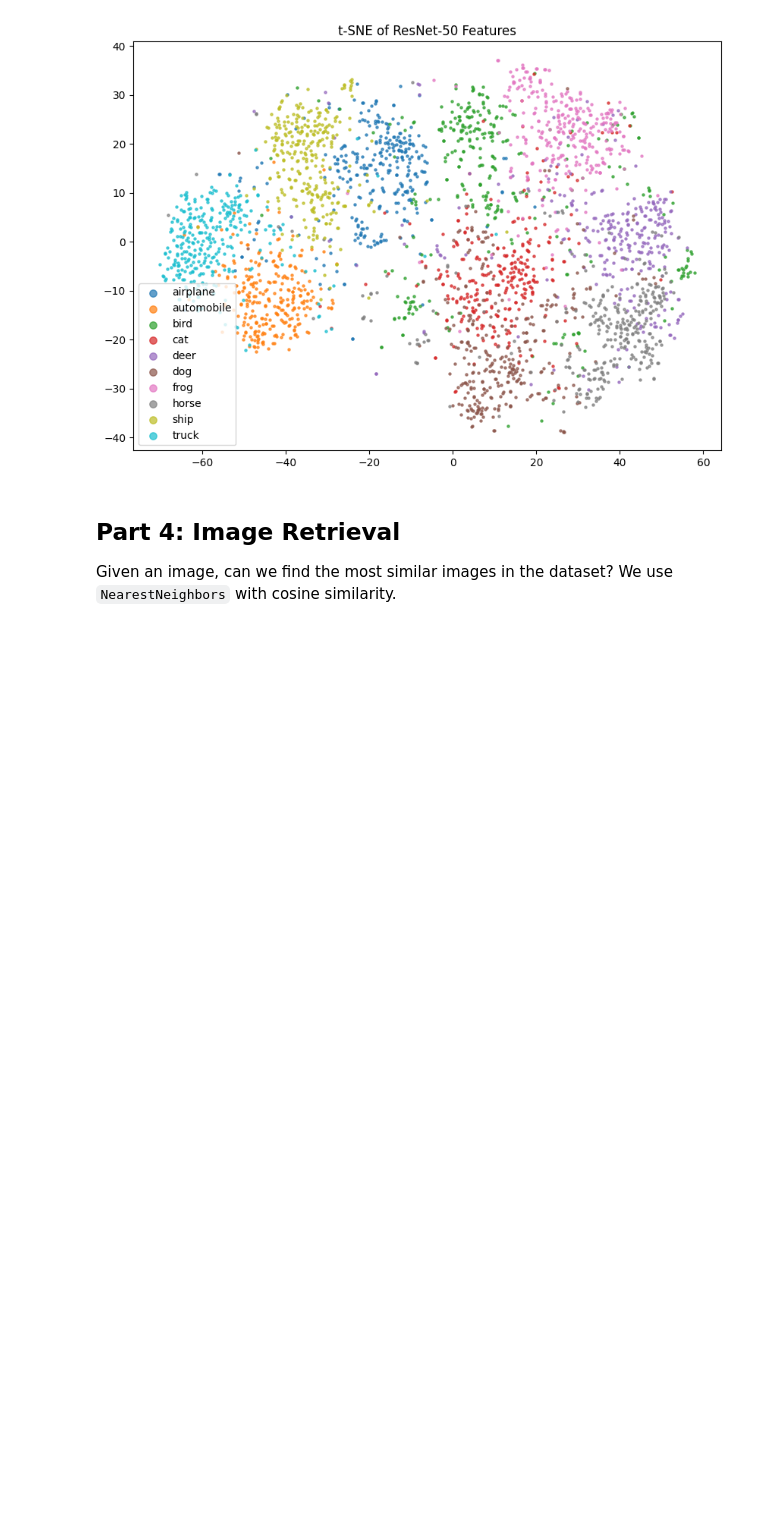
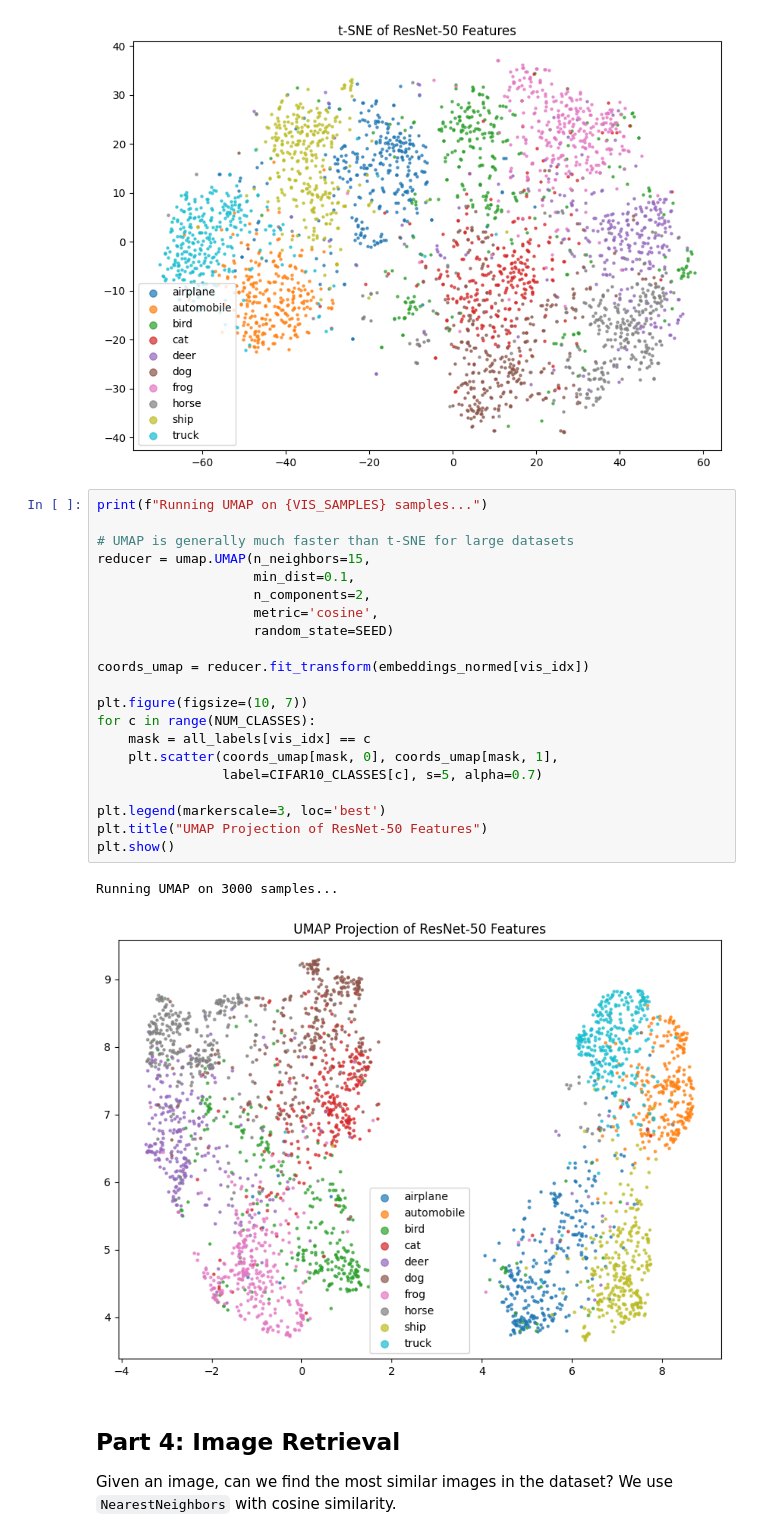
Before and after one commit to pc4807/CV_project, a Jupyter notebook: EMBEDDING EXPLORER — Feature Embeddings + Clustering.ipynb, the cells around one changed output. Cells and saved outputs as stored; diff of their text form; blank space fills up the shorter version.

Commit message:
Update and improvement on UMAP and Fine Tuned

```diff
--- a/EMBEDDING EXPLORER — Feature Embeddings + Clustering.ipynb
+++ b/EMBEDDING EXPLORER — Feature Embeddings + Clustering.ipynb
@@ -185,6 +185,30 @@ plt.title("t-SNE of ResNet-50 Features")
 plt.show()
 # %% [output]
 [figure]
+# %%
+print(f"Running UMAP on {VIS_SAMPLES} samples...")
+
+# UMAP is generally much faster than t-SNE for large datasets
+reducer = umap.UMAP(n_neighbors=15,
+                    min_dist=0.1,
+                    n_components=2,
+                    metric='cosine',
+                    random_state=SEED)
+
+coords_umap = reducer.fit_transform(embeddings_normed[vis_idx])
+
+plt.figure(figsize=(10, 7))
+for c in range(NUM_CLASSES):
+    mask = all_labels[vis_idx] == c
+    plt.scatter(coords_umap[mask, 0], coords_umap[mask, 1],
+                label=CIFAR10_CLASSES[c], s=5, alpha=0.7)
+
+plt.legend(markerscale=3, loc='best')
+plt.title("UMAP Projection of ResNet-50 Features")
+plt.show()
+# %% [output]
+Running UMAP on 3000 samples...
+[figure, added]
 # %% [markdown]
 ## Part 4: Image Retrieval
 Given an image, can we find the most similar images in the dataset? We use `NearestNeighbors` with cosine similarity.
```
Also changed, not shown: parts of 2 cells of this notebook.
